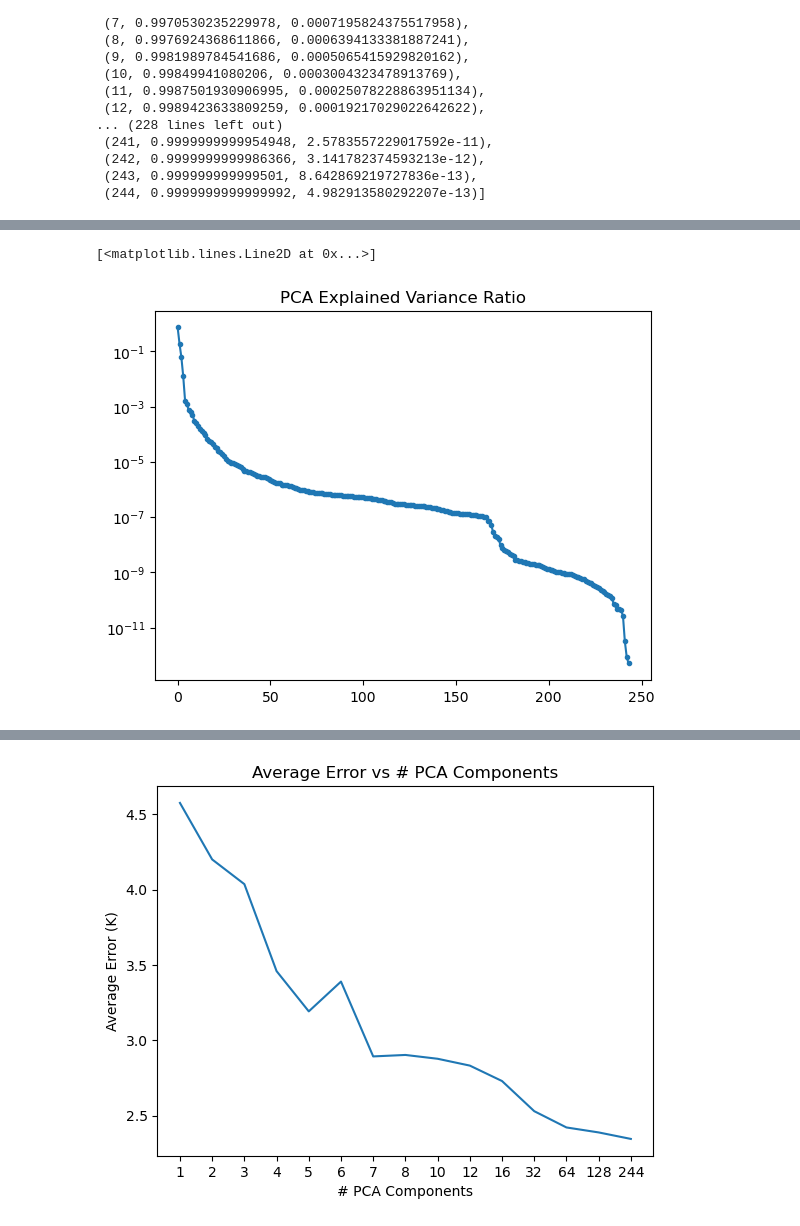
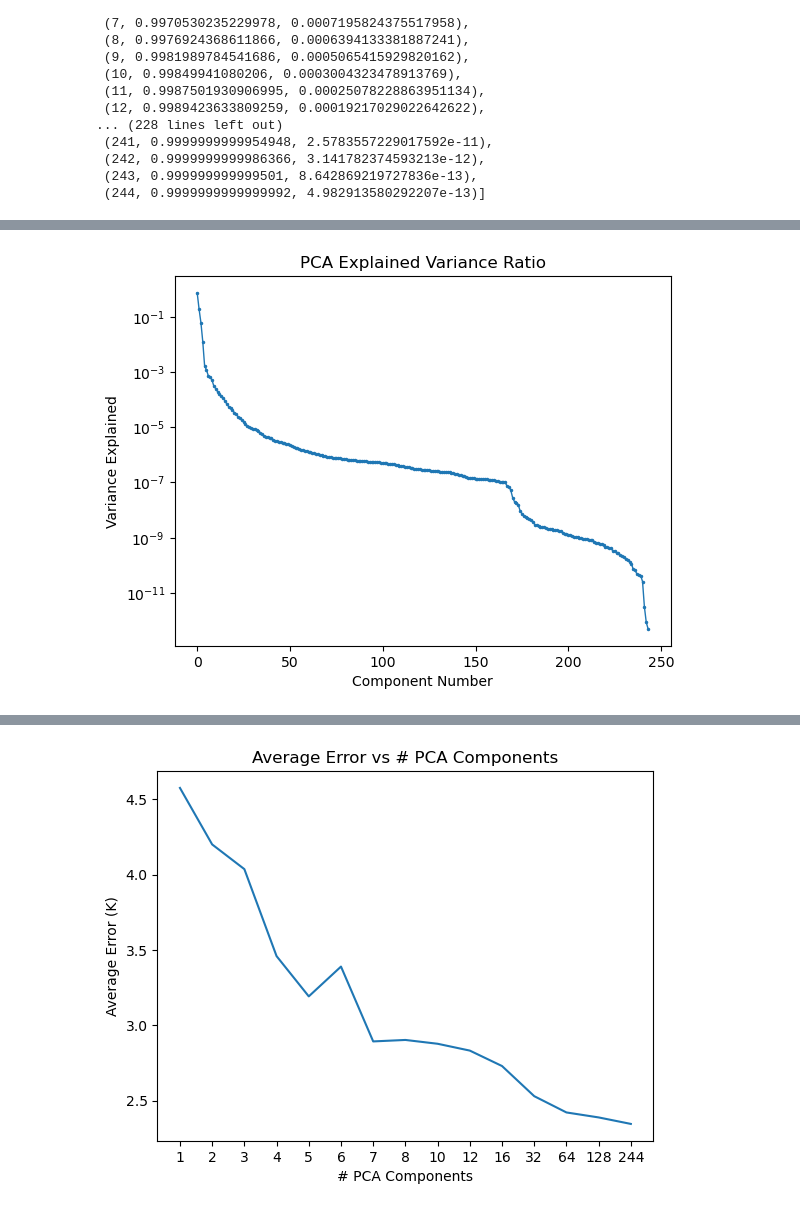
Before and after one commit to DannyCollinson/EMIT-ECOSTRESS, a Jupyter notebook: data_prep/PCA_CNN.ipynb, the cells around one changed output, grey strips where cells are left out. Saved outputs shown, nothing was run; the diff lists cells and outputs as text; code cells hidden in the pictures.

```diff
--- a/data_prep/PCA_CNN.ipynb
+++ b/data_prep/PCA_CNN.ipynb
@@ -76,6 +78,8 @@ for split_num in range(20):
 #     saved += length
 # %% [markdown]
 # Visualization
+# %%
+pca = pickle_load(r'Data\Dataset\Full_PCA\pca_object.pkl')
 # %%
 (
     [(i, sum(pca.explained_variance_ratio_[:i]), pca.explained_variance_ratio_[i-1]) for i in range(1, len(pca.explained_variance_ratio_) + 1)][:]
@@ -114,7 +135,9 @@ ax.plot(
 # %%
 fig, ax = plt.subplots()
 ax.set_title('PCA Explained Variance Ratio')
-ax.semilogy(pca.explained_variance_ratio_, marker='.')
+ax.semilogy(pca.explained_variance_ratio_, marker='.', markersize=3, linewidth=1)
+ax.set_xlabel('Component Number')
+ax.set_ylabel('Variance Explained')
+plt.show(fig)
 # %% [output]
-[<matplotlib.lines.Line2D at 0x...>]
-[figure, old version]
+[figure, new version]
```
Also changed, not shown: parts of 15 cells of this notebook, 3 other files.
